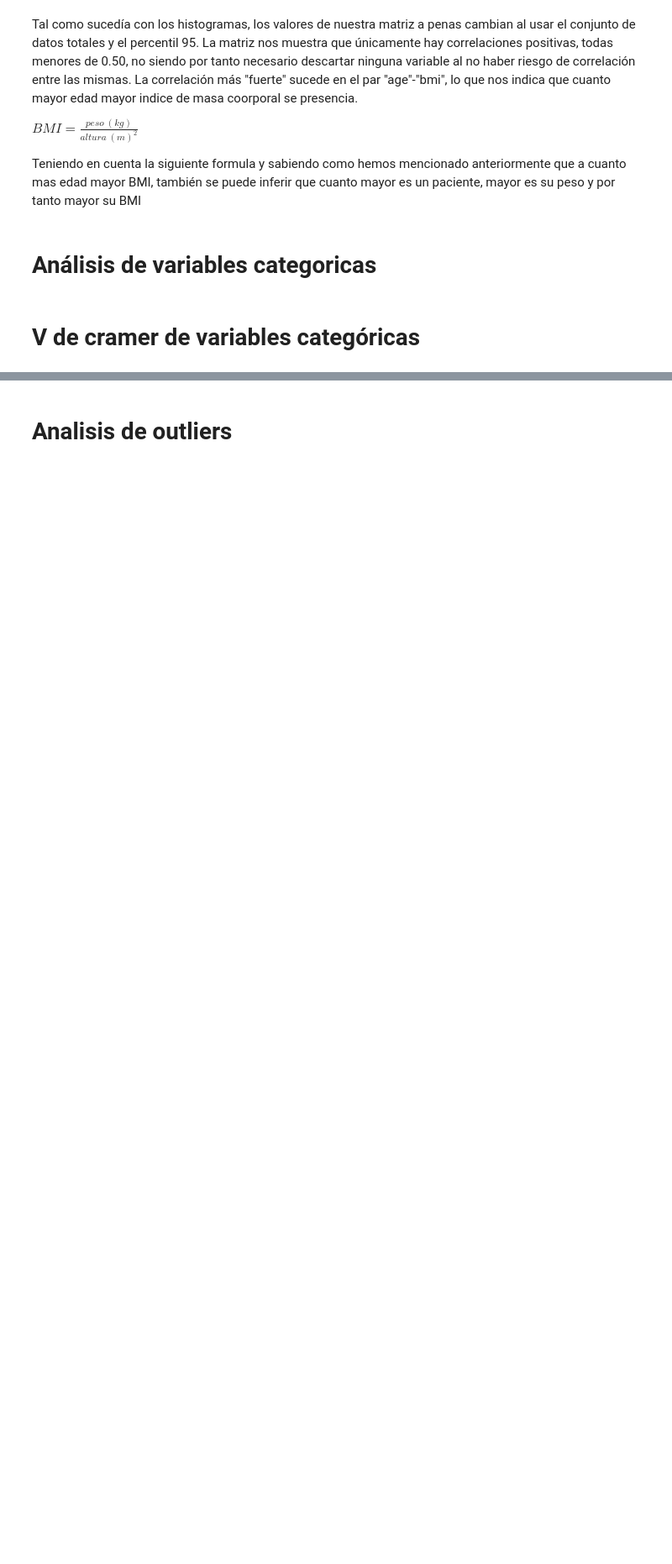
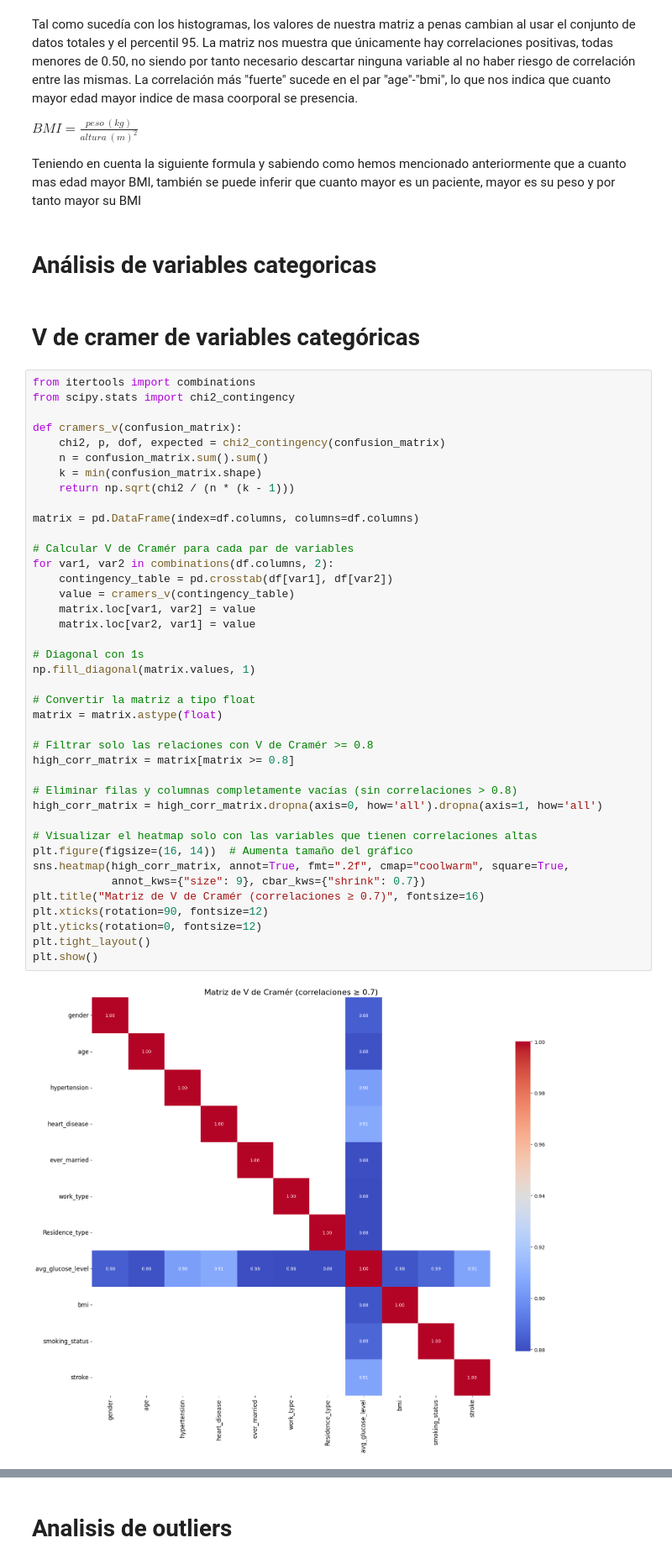
Before and after one commit to Bootcamp-IA-P4/brainstroke-navm, a Jupyter notebook: EDA.ipynb, the cells around one changed output, grey strips where cells are left out. Shown at 84% size. Drawn from its saved outputs; the diff is of its cells as text; blank space fills up the shorter version.

```diff
--- a/EDA.ipynb
+++ b/EDA.ipynb
@@ -218,3 +218,45 @@ Teniendo en cuenta la siguiente formula y sabiendo como hemos mencionado anterio
 # Análisis de variables categoricas
 # %% [markdown]
 # V de cramer de variables categóricas
+# %%
+from itertools import combinations
+from scipy.stats import chi2_contingency
+
+def cramers_v(confusion_matrix):
+    chi2, p, dof, expected = chi2_contingency(confusion_matrix)
+    n = confusion_matrix.sum().sum()
+    k = min(confusion_matrix.shape)
+    return np.sqrt(chi2 / (n * (k - 1)))
+
+matrix = pd.DataFrame(index=df.columns, columns=df.columns)
+
+# Calcular V de Cramér para cada par de variables
+for var1, var2 in combinations(df.columns, 2):
+    contingency_table = pd.crosstab(df[var1], df[var2])
+    value = cramers_v(contingency_table)
+    matrix.loc[var1, var2] = value
+    matrix.loc[var2, var1] = value
+
+# Diagonal con 1s
+np.fill_diagonal(matrix.values, 1)
+
+# Convertir la matriz a tipo float
+matrix = matrix.astype(float)
+
+# Filtrar solo las relaciones con V de Cramér >= 0.8
+high_corr_matrix = matrix[matrix >= 0.8]
+
+# Eliminar filas y columnas completamente vacías (sin correlaciones > 0.8)
+high_corr_matrix = high_corr_matrix.dropna(axis=0, how='all').dropna(axis=1, how='all')
+
+# Visualizar el heatmap solo con las variables que tienen correlaciones altas
+plt.figure(figsize=(16, 14))  # Aumenta tamaño del gráfico
+sns.heatmap(high_corr_matrix, annot=True, fmt=".2f", cmap="coolwarm", square=True,
+            annot_kws={"size": 9}, cbar_kws={"shrink": 0.7})
+plt.title("Matriz de V de Cramér (correlaciones ≥ 0.7)", fontsize=16)
+plt.xticks(rotation=90, fontsize=12)
+plt.yticks(rotation=0, fontsize=12)
+plt.tight_layout()
+plt.show()
+# %% [output]
+[figure, added]
```
Also changed, not shown: parts of 3 cells of this notebook.
